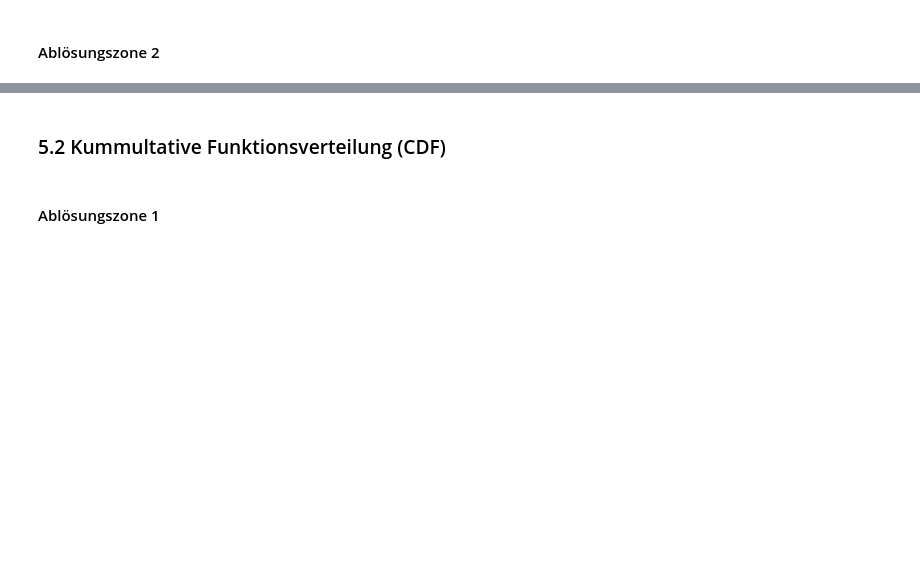
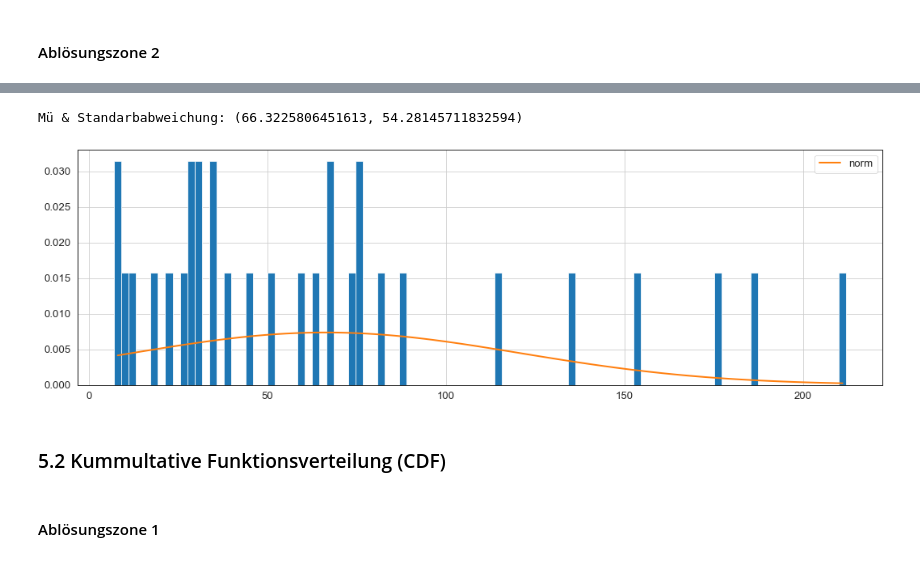
Before and after one commit to 7ben18/FHNW_Steinschlagrisiko, a Jupyter notebook: FHNW_Steinschlagrisiko.ipynb, the cells around one changed output, grey strips where cells are left out. Saved outputs shown, nothing was run; the diff lists cells and outputs as text; code cells hidden in the pictures; blank space fills up the shorter version.

```diff
--- a/FHNW_Steinschlagrisiko.ipynb
+++ b/FHNW_Steinschlagrisiko.ipynb
@@ -542,3 +463,10 @@ f_zeitabstand2.summary()
+# %%
+# Zeitabstand
+norm_time_zone2 = densityPlot(df_Zeitabstand_2, 0)
+print("Mü & Standarbabweichung: {}".format(norm_time_zone2))
+# %% [output]
+Mü & Standarbabweichung: (66.3225806451613, 54.28145711832594)
+[figure, added]
 # %% [markdown]
 ### 5.2 Kummultative Funktionsverteilung (CDF)
 # %% [markdown]
```
Also changed, not shown: parts of 12 cells of this notebook.
